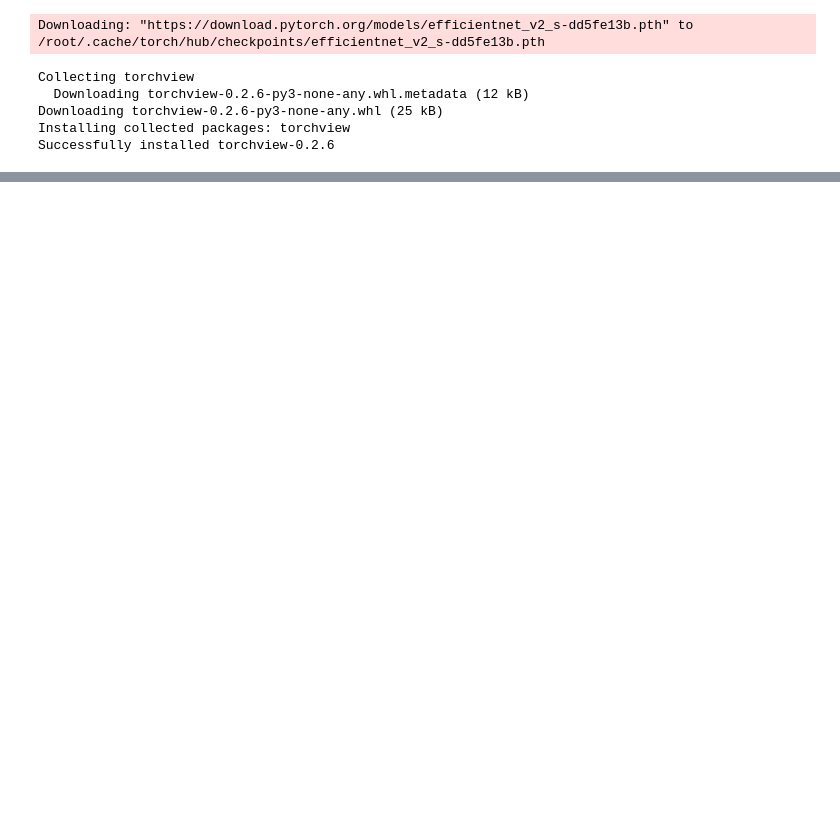
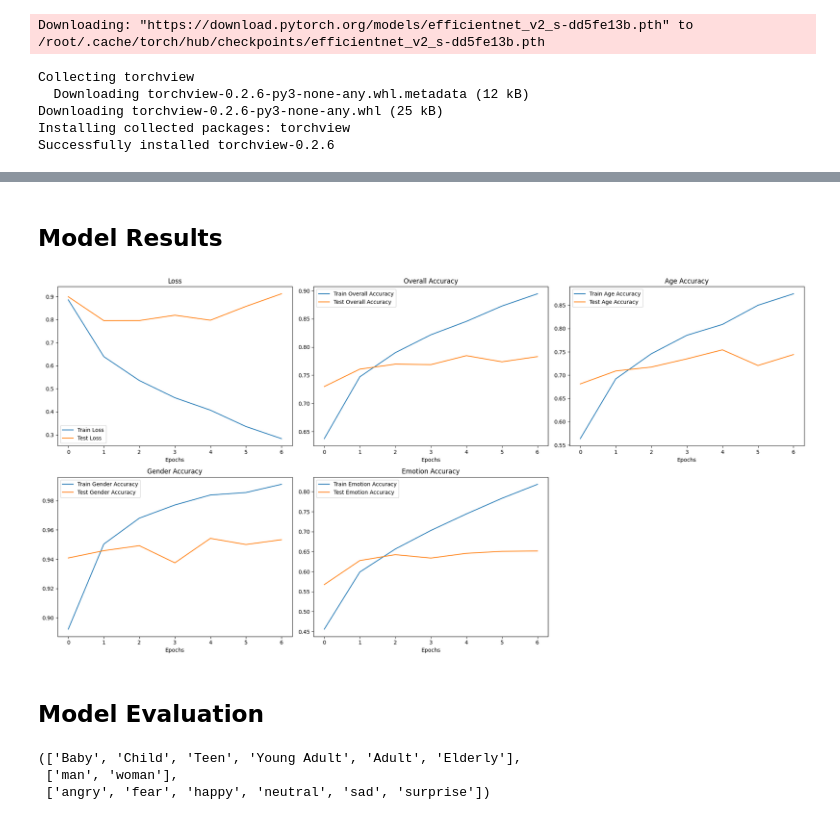
Before and after one commit to fatimagulomova/iu-projects, a Jupyter notebook: DLBAIPEAI/age-gender-expression-recognizer.ipynb, the cells around one changed output, grey strips where cells are left out. Drawn from its saved outputs; the diff is of its cells as text; code cells hidden in the pictures; blank space fills up the shorter version.

Commit message:
Kaggle Notebook |  Age, Gender & Expression Recognizer  | Version 14

```diff
--- a/DLBAIPEAI/age-gender-expression-recognizer.ipynb
+++ b/DLBAIPEAI/age-gender-expression-recognizer.ipynb
@@ -743,18 +745,21 @@ class MultiTaskEfficientNetV2(nn.Module):
         # Define task-specific heads
         self.age_head = nn.Sequential(
             nn.Linear(input_shape, hidden_shape),
+            nn.Dropout(p=0.2),
             nn.ReLU(),
             nn.Linear(hidden_shape, num_age_classes),
         )
 
         self.gender_head = nn.Sequential(
             nn.Linear(input_shape, hidden_shape),
+            nn.Dropout(p=0.2),
             nn.ReLU(),
             nn.Linear(hidden_shape, num_gender_classes),
         )
 
         self.emotion_head = nn.Sequential(
             nn.Linear(input_shape, hidden_shape),
+            nn.Dropout(p=0.2),
             nn.ReLU(),
             nn.Linear(hidden_shape, num_emotion_classes),
         )
@@ -1023,7 +1028,7 @@ len(age_idx), len(emotion_idx)
 # %% [output]
 (6, 6)
 # %%
-EPOCHS = 10
+EPOCHS = 7
 NUM_AGE_BINS = len(train_combined_dataset.age_idx)
 NUM_GENDERS = len(train_combined_dataset.gender_idx)
 NUM_EMOTIONS = len(train_combined_dataset.emotion_idx)
@@ -1045,9 +1046,9 @@ multi_task_model = MultiTaskEfficientNetV2(
 
 optimizer = torch.optim.Adam(multi_task_model.parameters(), lr=0.0001)
 
-age_loss_fn = nn.CrossEntropyLoss(ignore_index=-1)
-gender_loss_fn = nn.CrossEntropyLoss(ignore_index=-1)
-emotion_loss_fn = nn.CrossEntropyLoss(ignore_index=-1)
+age_loss_fn = nn.CrossEntropyLoss()
+gender_loss_fn = nn.CrossEntropyLoss()
+emotion_loss_fn = nn.CrossEntropyLoss()
 
 # multi_task_model
 # %% [output]
@@ -1102,0 +1104,2 @@ Total Training Time: 1792.515 seconds
+# %% [markdown]
+## Model Results
@@ -1102,0 +1174,6 @@ Total Training Time: 1792.515 seconds
+# %%
+plot_model_results(results=model_results)
+# %% [output]
+[figure, added]
+# %% [markdown]
+## Model Evaluation
@@ -1102,0 +1244,6 @@ Total Training Time: 1792.515 seconds
+# %%
+age_labels, gender_labels, emotion_labels
+# %% [output]
+(['Baby', 'Child', 'Teen', 'Young Adult', 'Adult', 'Elderly'],
+ ['man', 'woman'],
+ ['angry', 'fear', 'happy', 'neutral', 'sad', 'surprise'])
```
Also changed, not shown: parts of 17 cells of this notebook.
